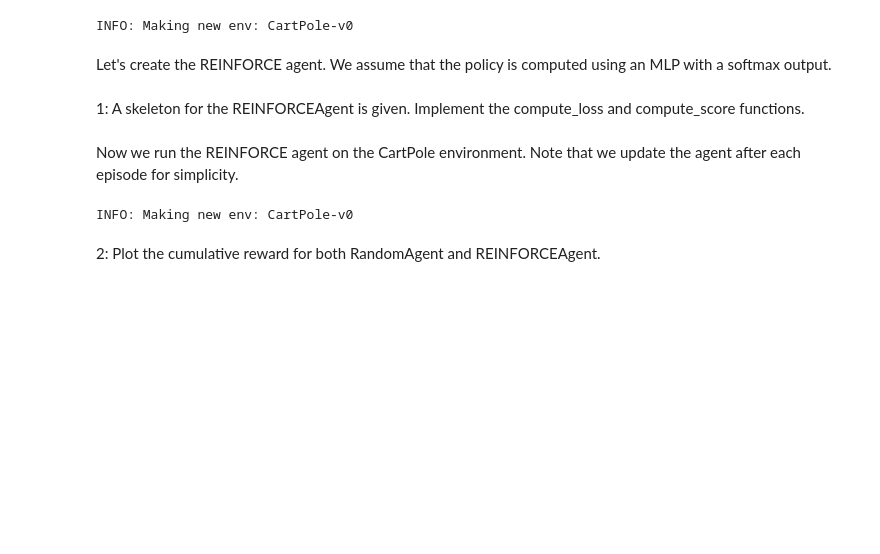
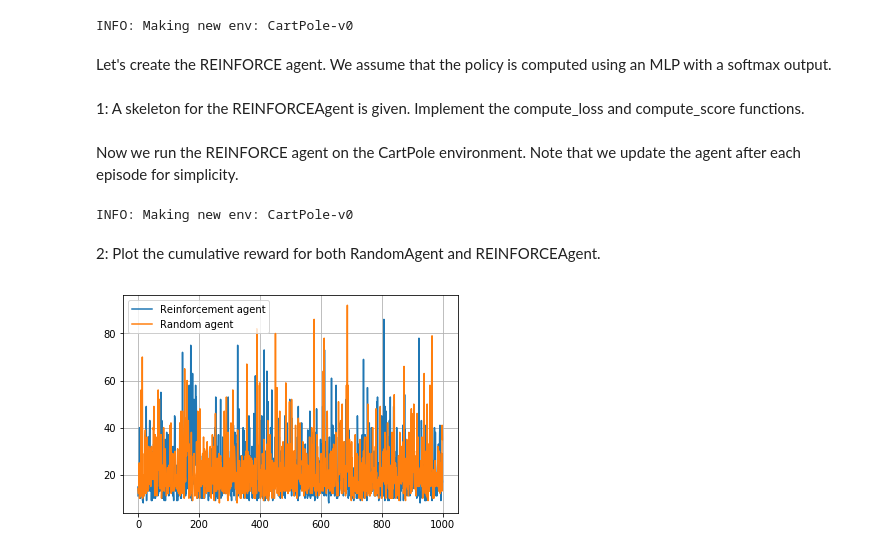
Before and after one commit to aumkar22/NIPS, a Jupyter notebook: Assignment 6/SOW_MKI49_2018_SEM1_V_assignment_6.ipynb, the cells around one changed output. Drawn from its saved outputs; the diff is of its cells as text; code cells hidden in the pictures; blank space fills up the shorter version.

```diff
--- a/Assignment 6/SOW_MKI49_2018_SEM1_V_assignment_6.ipynb
+++ b/Assignment 6/SOW_MKI49_2018_SEM1_V_assignment_6.ipynb
@@ -110,26 +110,20 @@ class REINFORCEAgent(object):
 
         return action, policy
 
-    # refer to slide 23, last formula
     def compute_loss(self):
         """
         Return loss for this episode based on computed scores and accumulated rewards
         """
-        #print(self.rewards, self.scores)
-        #pdb.set_trace()
         J = 1/(i + 1) * sum(np.log(np.multiply(np.asarray(self.scores), np.asarray(self.rewards))))
         J_ = np.array(J)
         return chainer.as_variable(J_)
 
-
-    # refer to slide 30
-    # grad_theta log pi_theta (s_t, a_t) * v_t
     def compute_score(self, action, policy):
         """
         Computes score
 
         Args:
-            action (int):
+            action (int): action of which the expected reward should be computed
             policy:
 
         Returns:
@@ -137,7 +131,7 @@ class REINFORCEAgent(object):
         """
 
 
-        return (F.log(F.softmax(policy)[0,action[0]])).array
+        return -(F.log(F.softmax(policy)[0,action[0]])).array.item()
 # %% [markdown]
 Now we run the REINFORCE agent on the CartPole environment. Note that we update the agent after each episode for simplicity.
 # %%
@@ -168,7 +162,7 @@ for i in tqdm.trange(episode_count):
         R[i] += reward
 
         # recompute score function: grad_theta log pi_theta (s_t, a_t) * v_t
-        agent.scores.append(agent.compute_score(action, policy).item())
+        agent.scores.append(agent.compute_score(action, policy))
         #print(type(agent.compute_score(action, policy)))
         # we learn at the end of each episode
         if done:
@@ -202,3 +196,12 @@ for i in range(3):
         env.render()
 # %% [markdown]
 2: Plot the cumulative reward for both RandomAgent and REINFORCEAgent.
+# %%
+plt.figure()
+plt.plot(R, label = 'Reinforcement agent')
+plt.plot(R0, label = 'Random agent')
+plt.legend()
+plt.grid(True)
+plt.show()
+# %% [output]
+[figure, added]
```
